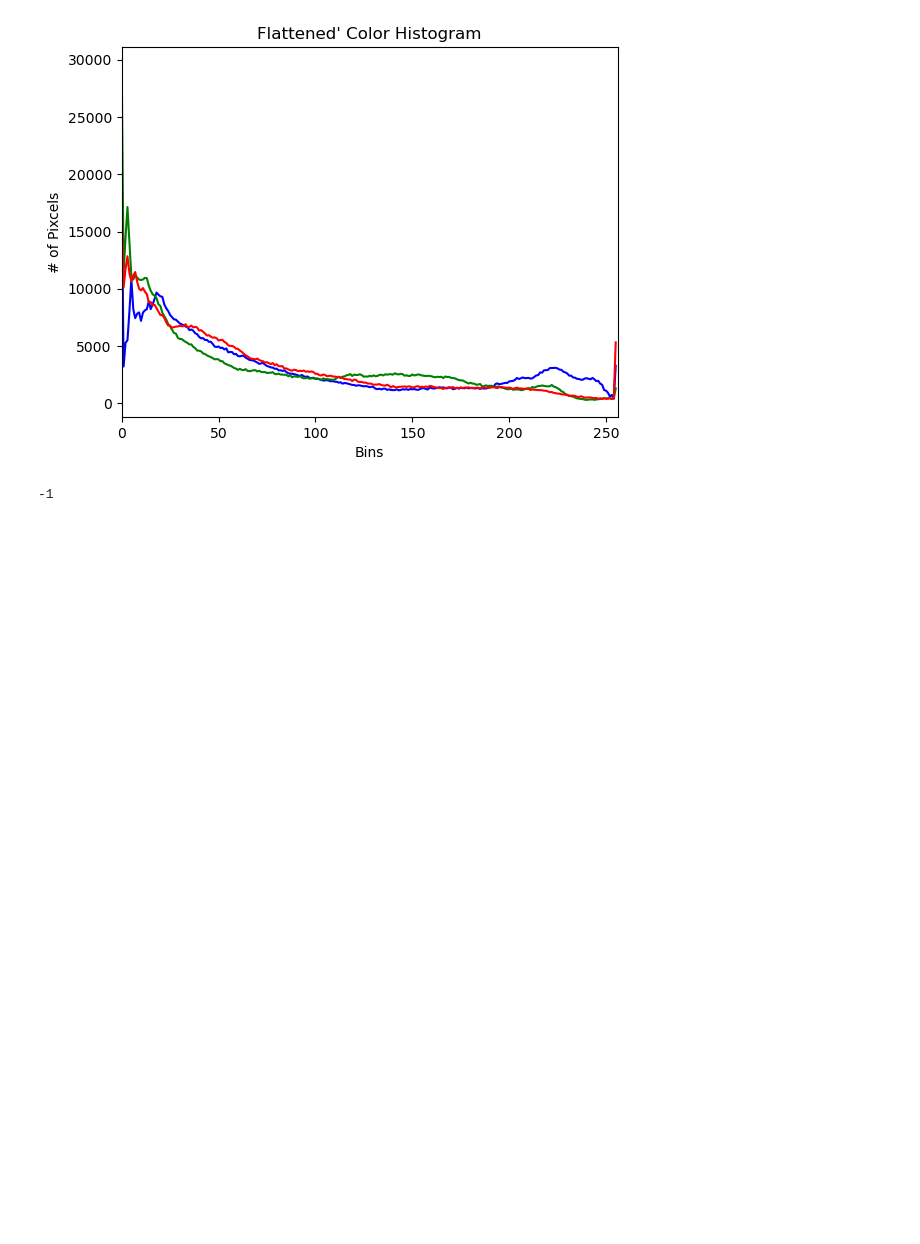
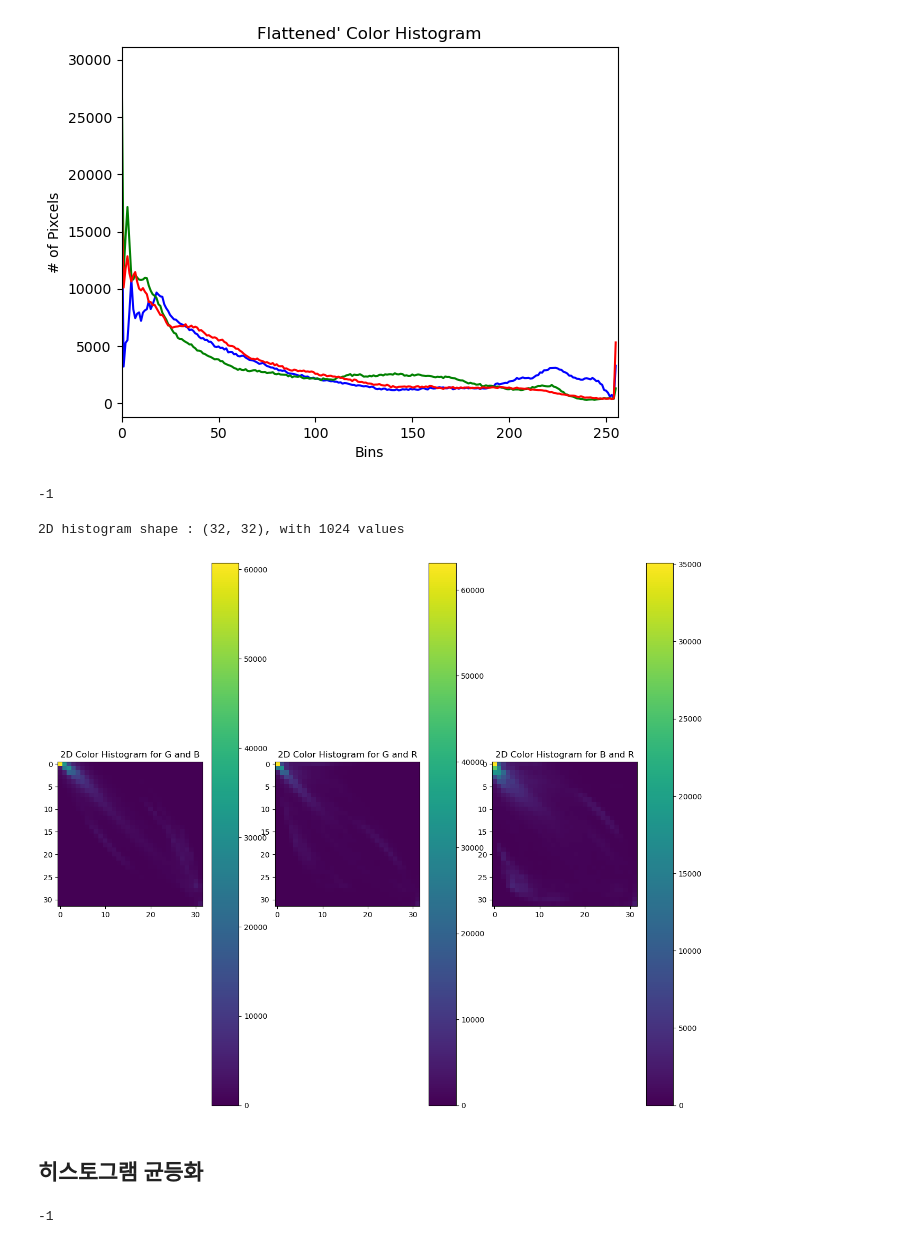
Before and after one commit to highfreshness/opencv_exercise, a Jupyter notebook: openCV_20230523.ipynb, the cells around one changed output. Cells and saved outputs as stored; diff of their text form; code cells hidden in the pictures; blank space fills up the shorter version.

```diff
--- a/openCV_20230523.ipynb
+++ b/openCV_20230523.ipynb
@@ -407,3 +407,40 @@ cv2.waitKey(0)
 # %% [output]
 [figure]
 -1
+# %%
+fig = plt.figure(figsize=(15,15))
+
+ax = fig.add_subplot(131)
+hist = cv2.calcHist([channels[1], channels[0]], [0,1], None, [32,32], [0,256, 0, 256])
+p = ax.imshow(hist, interpolation="nearest")
+ax.set_title("2D Color Histogram for G and B")
+plt.colorbar(p)
+
+ax = fig.add_subplot(132)
+hist = cv2.calcHist([channels[1], channels[2]], [0,1], None, [32,32], [0,256, 0, 256])
+p = ax.imshow(hist, interpolation="nearest")
+ax.set_title("2D Color Histogram for G and R")
+plt.colorbar(p)
+
+ax = fig.add_subplot(133)
+hist = cv2.calcHist([channels[0], channels[2]], [0,1], None, [32,32], [0,256, 0, 256])
+p = ax.imshow(hist, interpolation="nearest")
+ax.set_title("2D Color Histogram for B and R")
+plt.colorbar(p)
+
+print(f"2D histogram shape : {hist.shape}, with {hist.flatten().shape[0]} values")
+# %% [output]
+2D histogram shape : (32, 32), with 1024 values
+[figure, added]
+# %% [markdown]
+## 히스토그램 균등화
+# %%
+src = cv2.imread('night_street2.jpg')
+gray_src = cv2.cvtColor(src, cv2.COLOR_BGR2GRAY)
+
+eq = cv2.equalizeHist(gray_src)
+
+cv2.imshow("Histogram Equalization", np.hstack([gray_src, eq]))
+cv2.waitKey(0)
+# %% [output]
+-1
```
Also changed, not shown: 1 other file.
